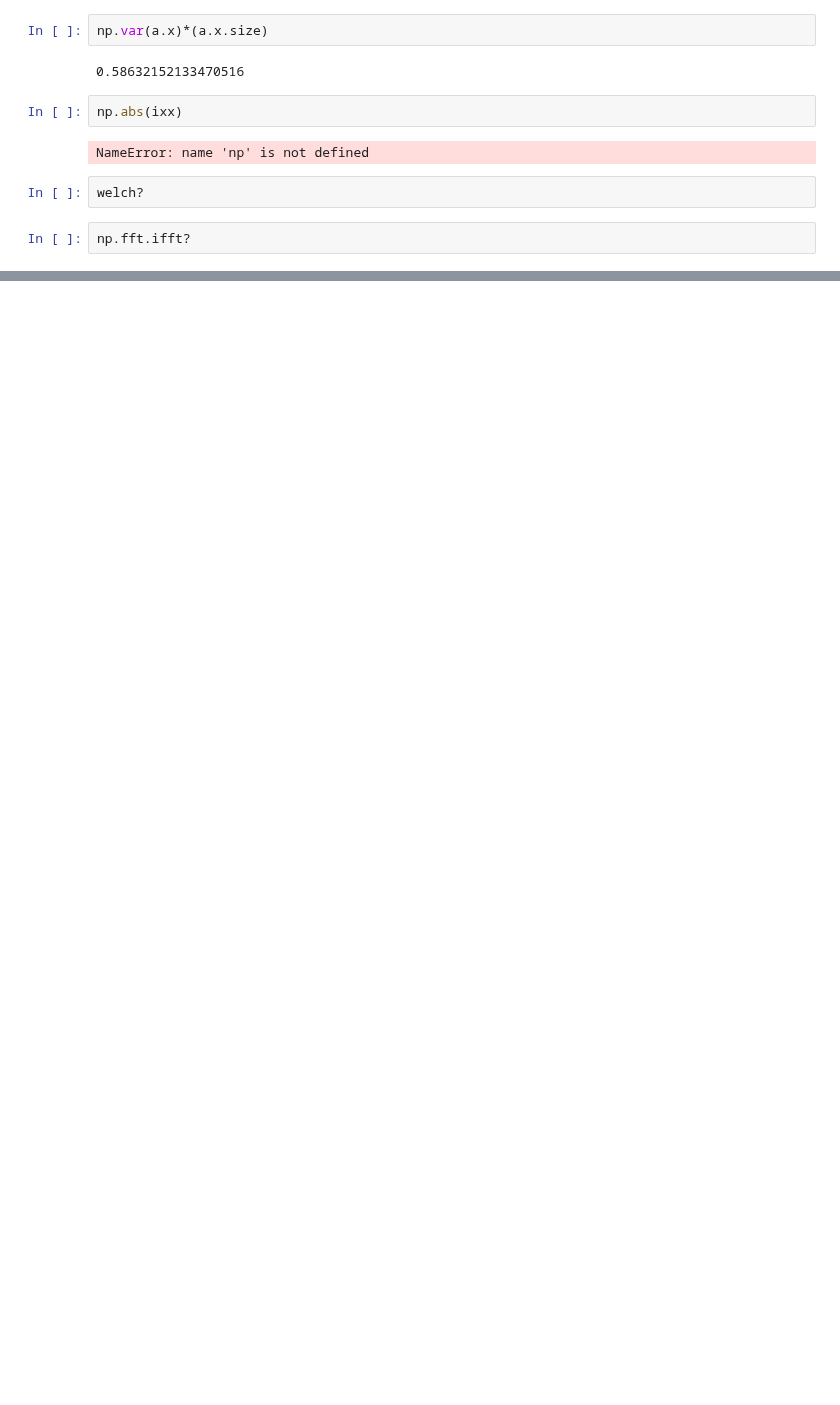
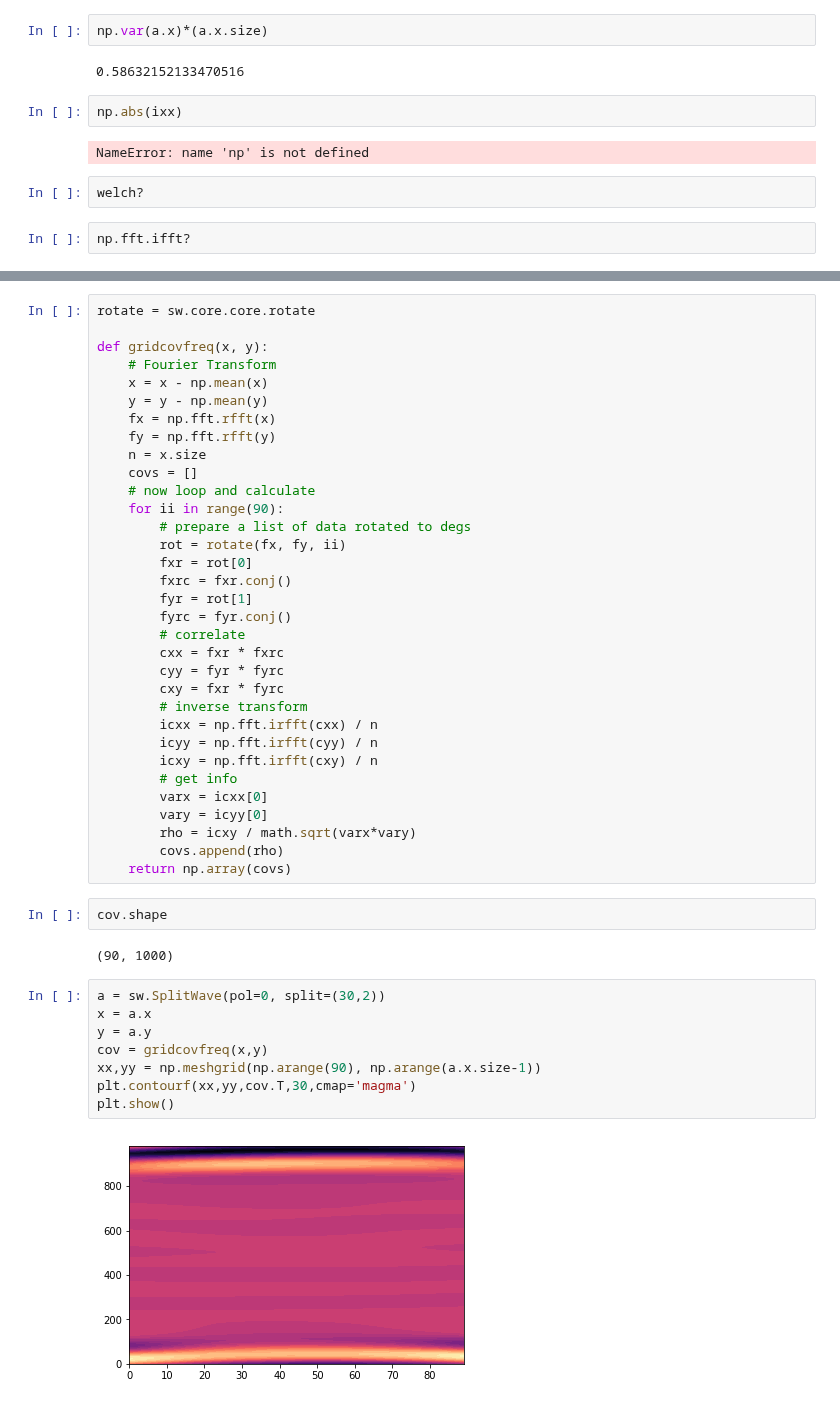
Before and after one commit to JackWalpole/splitwavepy, a Jupyter notebook: devel/Frequency_Splitting.ipynb, the cells around one changed output, grey strips where cells are left out. Cells and saved outputs as stored; diff of their text form; blank space fills up the shorter version.

Commit message:
frequency splitting notebook updates.

```diff
--- a/devel/Frequency_Splitting.ipynb
+++ b/devel/Frequency_Splitting.ipynb
@@ -325,0 +384,47 @@ np.fft.ifft?
+# %%
+rotate = sw.core.core.rotate
+
+def gridcovfreq(x, y):
+    # Fourier Transform
+    x = x - np.mean(x)
+    y = y - np.mean(y)
+    fx = np.fft.rfft(x)
+    fy = np.fft.rfft(y)
+    n = x.size
+    covs = []
+    # now loop and calculate
+    for ii in range(90):
+        # prepare a list of data rotated to degs
+        rot = rotate(fx, fy, ii)
+        fxr = rot[0]
+        fxrc = fxr.conj()
+        fyr = rot[1]
+        fyrc = fyr.conj()
+        # correlate
+        cxx = fxr * fxrc
+        cyy = fyr * fyrc
+        cxy = fxr * fyrc
+        # inverse transform
+        icxx = np.fft.irfft(cxx) / n
+        icyy = np.fft.irfft(cyy) / n
+        icxy = np.fft.irfft(cxy) / n
+        # get info
+        varx = icxx[0]
+        vary = icyy[0]
+        rho = icxy / math.sqrt(varx*vary)
+        covs.append(rho)
+    return np.array(covs)
+# %%
+cov.shape
+# %% [output]
+(90, 1000)
+# %%
+a = sw.SplitWave(pol=0, split=(30,2))
+x = a.x
+y = a.y
+cov = gridcovfreq(x,y)
+xx,yy = np.meshgrid(np.arange(90), np.arange(a.x.size-1))
+plt.contourf(xx,yy,cov.T,30,cmap='magma')
+plt.show()
+# %% [output]
+[figure, added]
```
Also changed, not shown: parts of 22 cells of this notebook, 1 other file.
